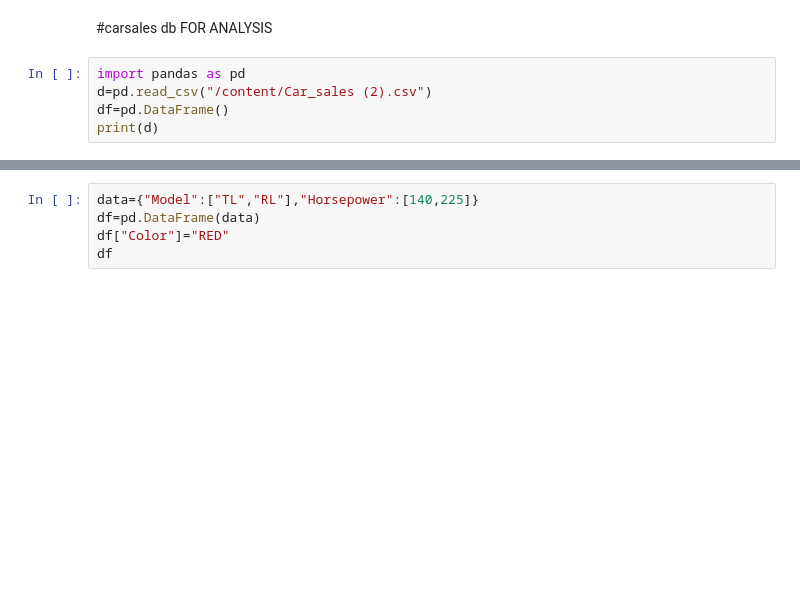
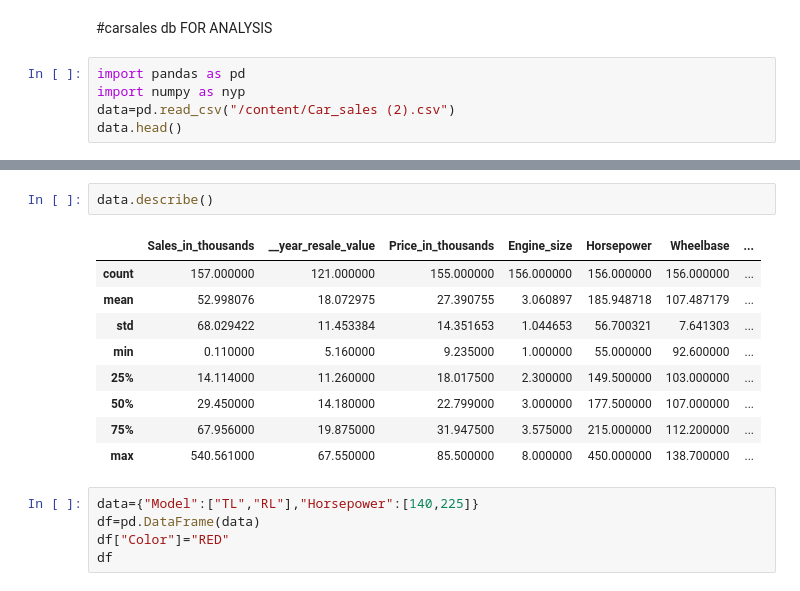
Before and after one commit to msandhiya07/carsales, a Jupyter notebook: car_salesdb.ipynb, the cells around one changed output, grey strips where cells are left out. Cells and saved outputs as stored; diff of their text form; blank space fills up the shorter version.

```diff
--- a/car_salesdb.ipynb
+++ b/car_salesdb.ipynb
@@ -4,7 +4,7 @@
 #carsales db FOR ANALYSIS
 # %%
 import pandas as pd
-d=pd.read_csv("/content/Car_sales (2).csv")
-df=pd.DataFrame()
-print(d)
+import numpy as nyp
+data=pd.read_csv("/content/Car_sales (2).csv")
+data.head()
 # %% [output]
@@ -28,3 +42,15 @@ print(d)
+# %%
+data.describe()
+# %% [output]
+|  | Sales_in_thousands | __year_resale_value | Price_in_thousands | Engine_size | Horsepower | Wheelbase | ... |
+| count | 157.000000 | 121.000000 | 155.000000 | 156.000000 | 156.000000 | 156.000000 | ... |
+| mean | 52.998076 | 18.072975 | 27.390755 | 3.060897 | 185.948718 | 107.487179 | ... |
+| std | 68.029422 | 11.453384 | 14.351653 | 1.044653 | 56.700321 | 7.641303 | ... |
+| min | 0.110000 | 5.160000 | 9.235000 | 1.000000 | 55.000000 | 92.600000 | ... |
+| 25% | 14.114000 | 11.260000 | 18.017500 | 2.300000 | 149.500000 | 103.000000 | ... |
+| 50% | 29.450000 | 14.180000 | 22.799000 | 3.000000 | 177.500000 | 107.000000 | ... |
+| 75% | 67.956000 | 19.875000 | 31.947500 | 3.575000 | 215.000000 | 112.200000 | ... |
+| max | 540.561000 | 67.550000 | 85.500000 | 8.000000 | 450.000000 | 138.700000 | ... |
 # %%
 data={"Model":["TL","RL"],"Horsepower":[140,225]}
 df=pd.DataFrame(data)
```
Also changed, not shown: parts of 3 cells of this notebook.
